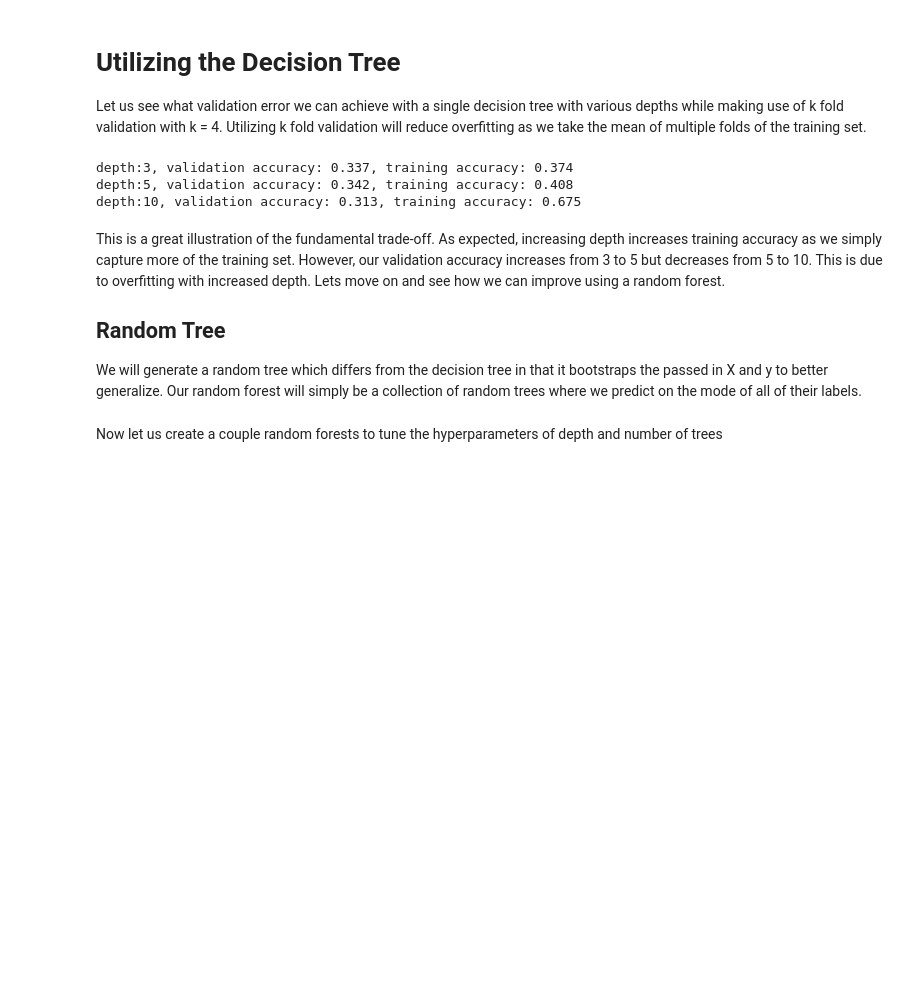
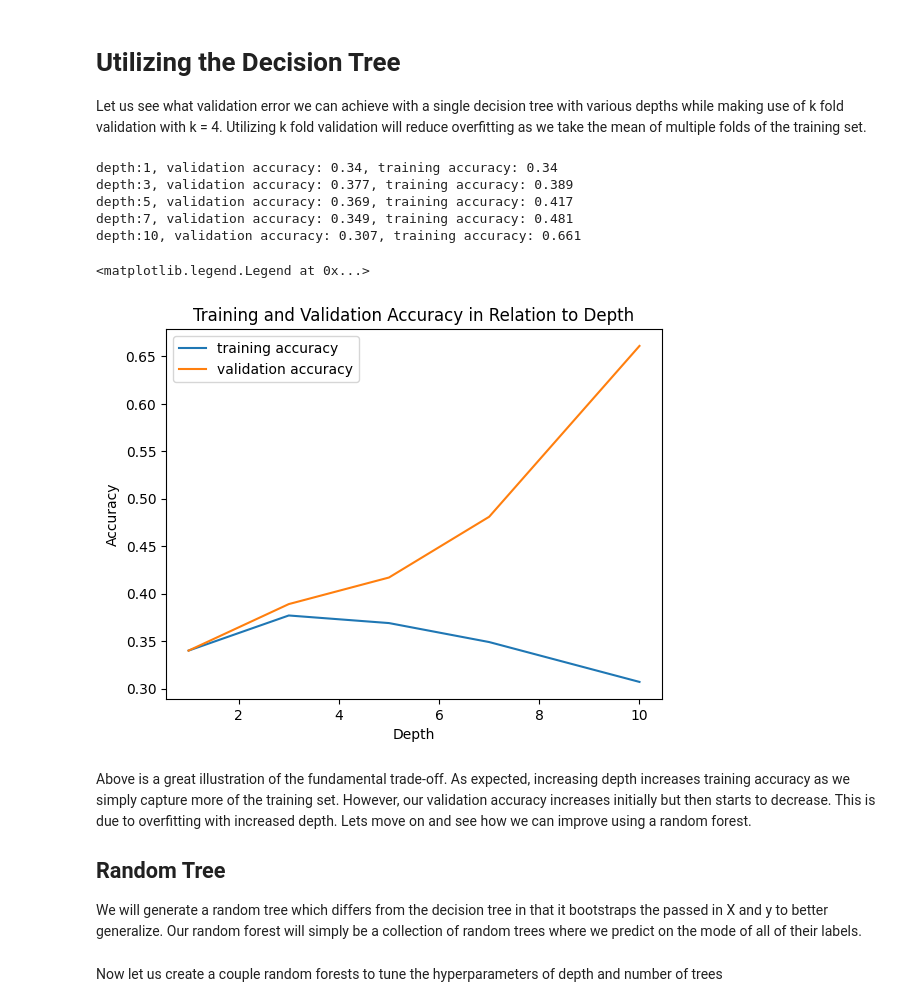
Before and after one commit to BrianZeng01/ECON323_Project, a Jupyter notebook: project.ipynb, the cells around one changed output. Cells and saved outputs as stored; diff of their text form; code cells hidden in the pictures; blank space fills up the shorter version.

Commit message:
add a plot

```diff
--- a/project.ipynb
+++ b/project.ipynb
@@ -269,41 +270,55 @@ class DecisionTree:
 # Utilizing the Decision Tree
 Let us see what validation error we can achieve with a single decision tree with various depths while making use of k fold validation with k = 4. Utilizing k fold validation will reduce overfitting as we take the mean of multiple folds of the training set.
 # %%
-depths = [3,5,10]
+depths = [1,3,5,7,10]
 
 def k_fold_validation(model, X, y, k=4):
     total_val_acc = 0
     total_train_acc = 0
     for i in range (1,k+1):
         left = int(len(X)*((i-1)*(1/k)))
         right = int(len(X)*((i)*(1/k)))
         X_fold_train = np.concatenate([X[:left],X[right:]])
         X_fold_test = X[left:right]
         y_fold_train = np.concatenate([y[:left],y[right:]])
         y_fold_test = y[left:right]
 
         model.fit(X_fold_train, y_fold_train)
         y_hat_test = model.predict(X_fold_test)
         y_hat_train = model.predict(X_fold_train)
         err_test = np.mean(y_hat_test != y_fold_test)
         err_train = np.mean(y_hat_train != y_fold_train)
         val_acc = 1 - err_test
         train_acc = 1 - err_train
         total_val_acc += val_acc
         total_train_acc += train_acc
 
     return round(total_val_acc / k, 3), round(total_train_acc / k, 3)
 
+accuracies = None
 for depth in depths:
     model = DecisionTree(depth)
     val_acc, train_acc = k_fold_validation(model, X_train, y_train, k=3)
+    accs = np.array([val_acc, train_acc])
+    accuracies = accs if accuracies is None else np.vstack((accuracies, accs))
     print(f"depth:{depth}, validation accuracy: {val_acc}, training accuracy: {train_acc}")
+
+plt.plot(depths, accuracies[:,0], label="training accuracy")
+plt.plot(depths, accuracies[:,1], label="validation accuracy")
+plt.xlabel("Depth")
+plt.ylabel("Accuracy")
+plt.title("Training and Validation Accuracy in Relation to Depth")
+plt.legend()
 # %% [output]
-depth:3, validation accuracy: 0.337, training accuracy: 0.374
-depth:5, validation accuracy: 0.342, training accuracy: 0.408
-depth:10, validation accuracy: 0.313, training accuracy: 0.675
+depth:1, validation accuracy: 0.34, training accuracy: 0.34
+depth:3, validation accuracy: 0.377, training accuracy: 0.389
+depth:5, validation accuracy: 0.369, training accuracy: 0.417
+depth:7, validation accuracy: 0.349, training accuracy: 0.481
+depth:10, validation accuracy: 0.307, training accuracy: 0.661
+<matplotlib.legend.Legend at 0x...>
+[figure, added]
 # %% [markdown]
-This is a great illustration of the fundamental trade-off. As expected, increasing depth increases training accuracy as we simply capture more of the training set. However, our validation accuracy increases from 3 to 5 but decreases from 5 to 10. This is due to overfitting with increased depth. Lets move on and see how we can improve using a random forest.
+Above is a great illustration of the fundamental trade-off. As expected, increasing depth increases training accuracy as we simply capture more of the training set. However, our validation accuracy increases initially but then starts to decrease. This is due to overfitting with increased depth. Lets move on and see how we can improve using a random forest.
 
 ## Random Tree
 We will generate a random tree which differs from the decision tree in that it bootstraps the passed in X and y to better generalize. Our random forest will simply be a collection of random trees where we predict on the mode of all of their labels.
```
Also changed, not shown: parts of 3 cells of this notebook.
